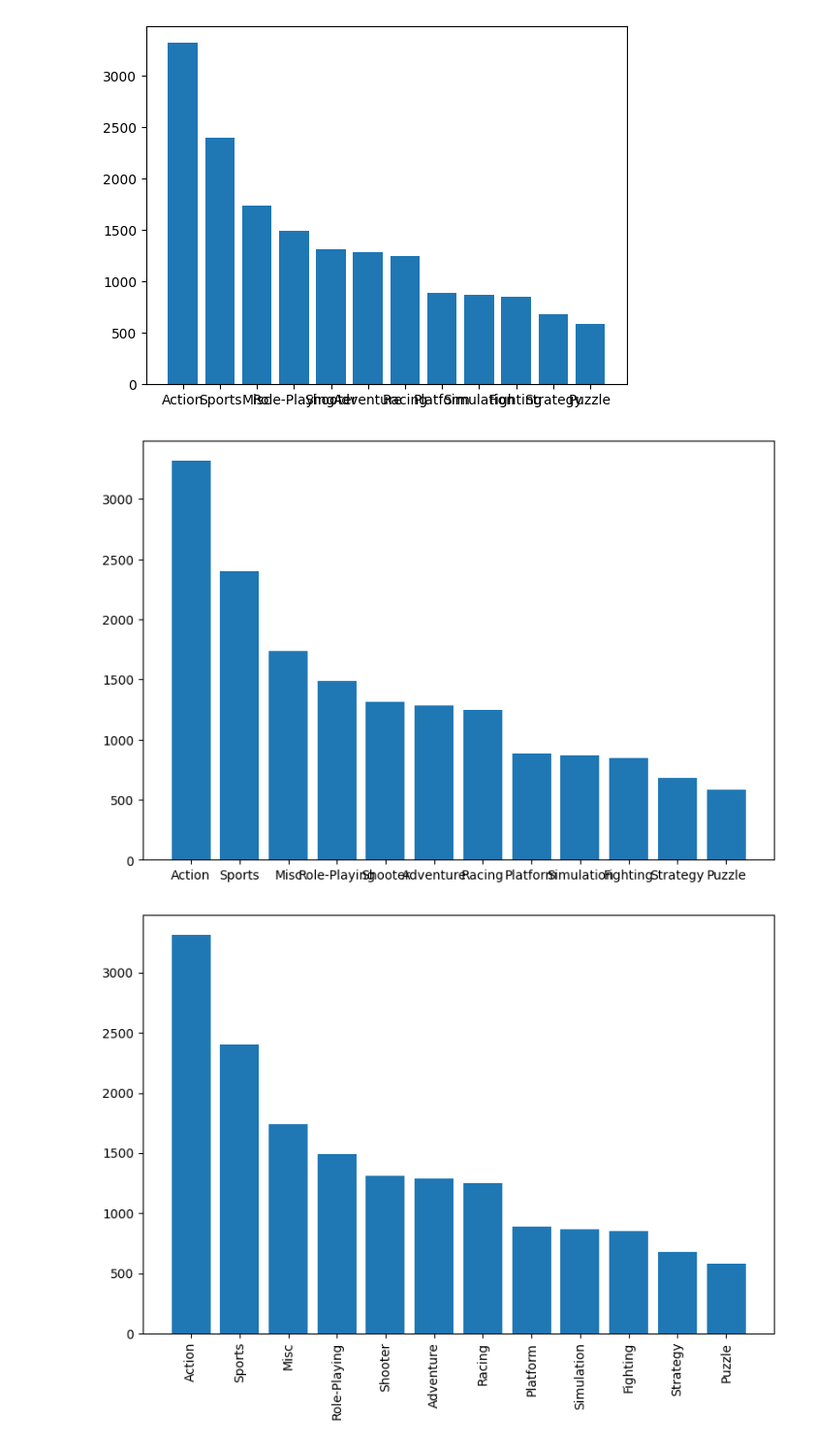
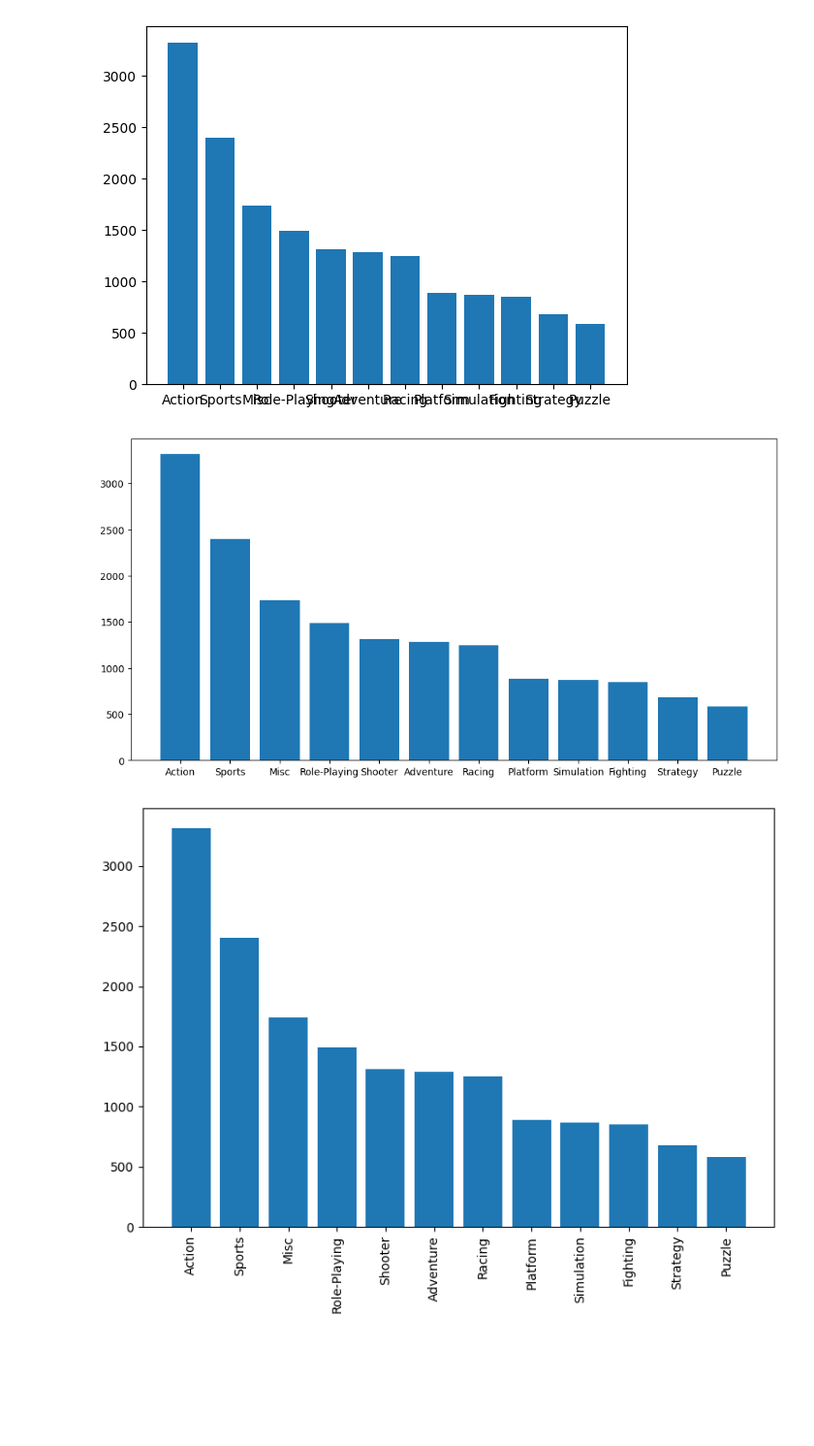
Before and after one commit to sr606/Python-Practice, a Jupyter notebook: Oct24_DV_1.ipynb, the cells around one changed output. Shown at 97% size. Cells and saved outputs as stored; diff of their text form; code cells hidden in the pictures; blank space fills up the shorter version.

```diff
--- a/Oct24_DV_1.ipynb
+++ b/Oct24_DV_1.ipynb
@@ -101,14 +193,14 @@ plt.show()
 # %%
 cnt = data['Genre'].value_counts()
 
 x_bar = cnt.index
 y_bar = cnt
 
-plt.figure(figsize = (9, 6))
+plt.figure(figsize = (12, 6))
 plt.bar(x_bar, y_bar)
 plt.show()
 # %% [output]
-[figure, old version]
+[figure, new version]
 # %%
 plt.figure(figsize = (9, 6))
 plt.bar(x_bar, y_bar)
```
Also changed, not shown: parts of 10 cells of this notebook.
